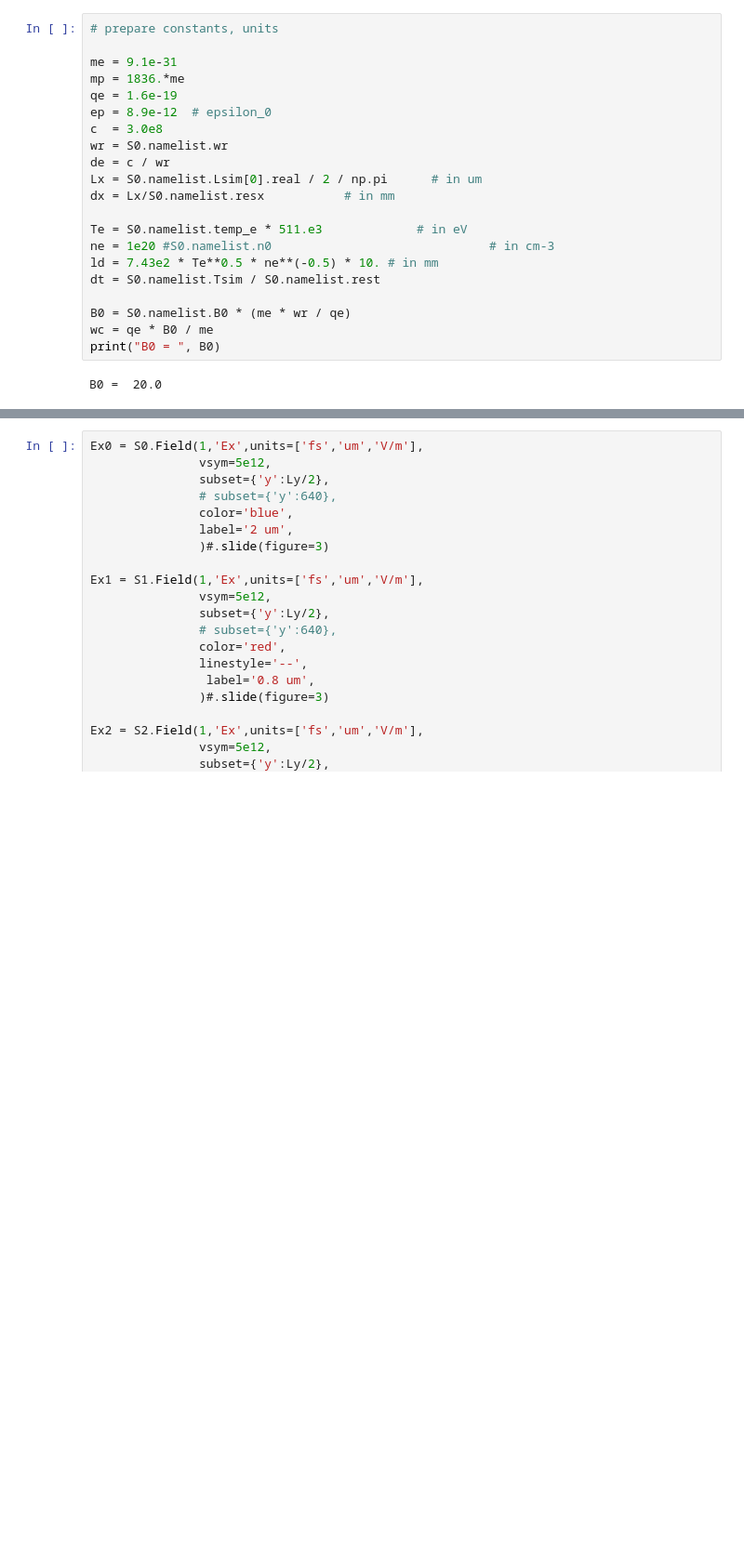
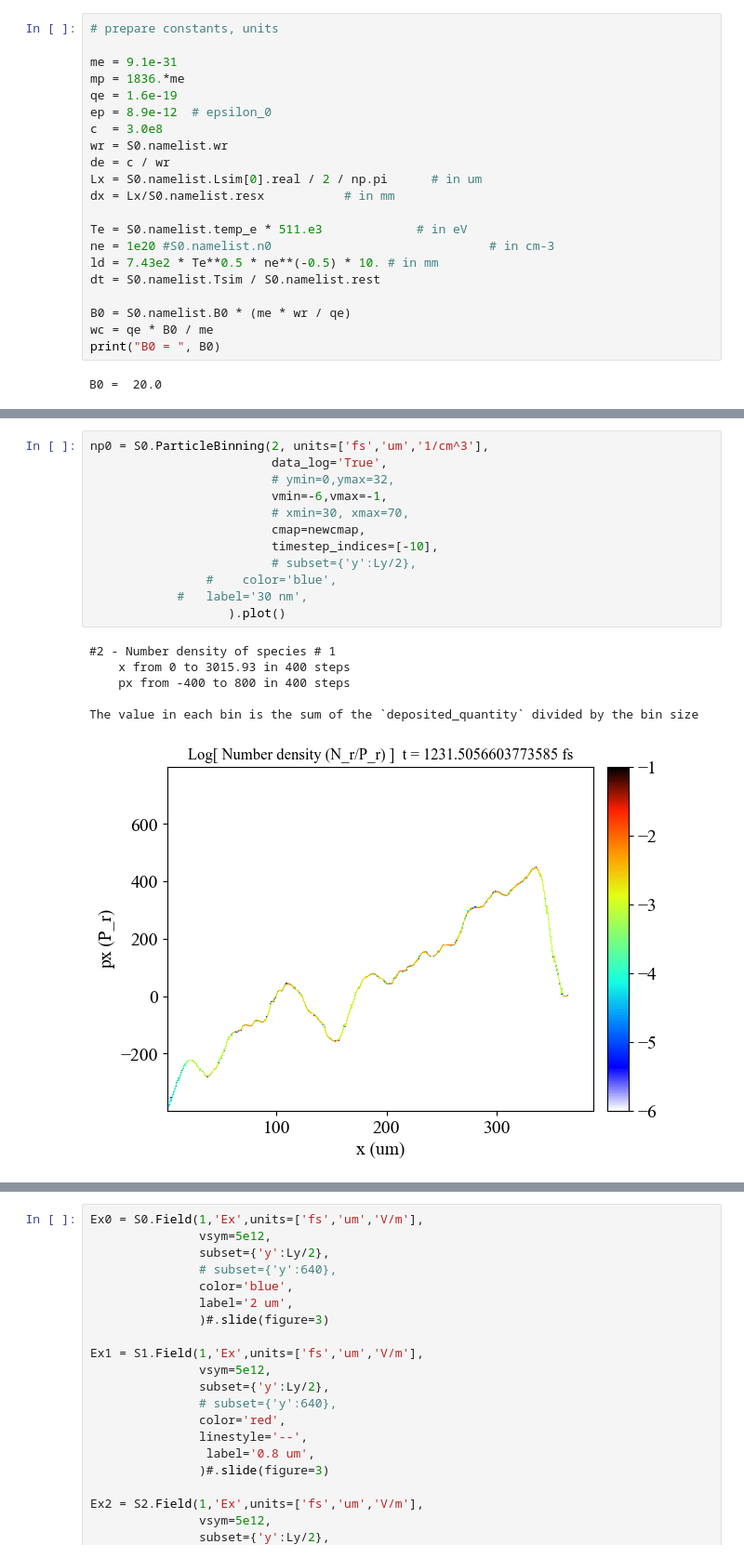
Before and after one commit to weipengyao/scripts, a Jupyter notebook: ELI_PIC.ipynb, the cells around one changed output, grey strips where cells are left out. Shown at 93% size. Cells and saved outputs as stored; diff of their text form; blank space fills up the shorter version.

```diff
--- a/ELI_PIC.ipynb
+++ b/ELI_PIC.ipynb
@@ -196,3 +145,22 @@ happi.multiPlot(np0, np1,
+# %%
+np0 = S0.ParticleBinning(2, units=['fs','um','1/cm^3'],
+                         data_log='True',
+                         # ymin=0,ymax=32,
+                         vmin=-6,vmax=-1,
+                         # xmin=30, xmax=70,
+                         cmap=newcmap,
+                         timestep_indices=[-10],
+                         # subset={'y':Ly/2},
+                #    color='blue',
+            #   label='30 nm',
+                   ).plot()
+# %% [output]
+#2 - Number density of species # 1
+    x from 0 to 3015.93 in 400 steps
+    px from -400 to 800 in 400 steps
+
+The value in each bin is the sum of the `deposited_quantity` divided by the bin size
+[figure, added]
 # %%
 ## note that here we need to use the num to locate the time of about 500 fs, instead of using the last timestep.
 
```
Also changed, not shown: parts of 23 cells of this notebook, 6 other files.
